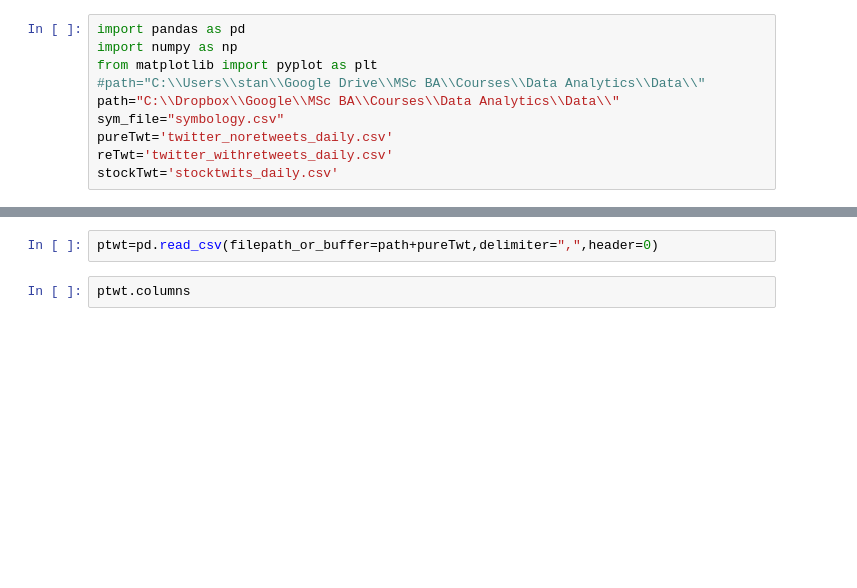
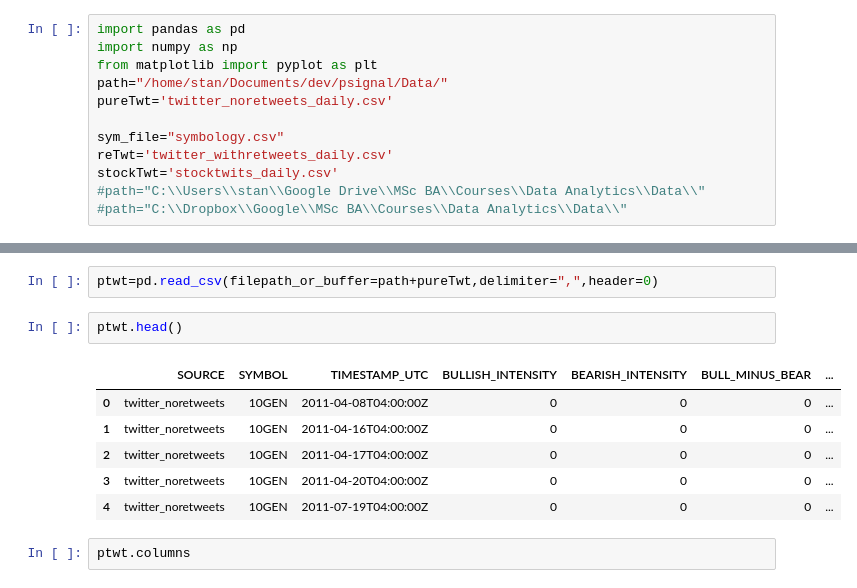
Before and after one commit to blackwhitehere/psignal, a Jupyter notebook: data_import.ipynb, the cells around one changed output, grey strips where cells are left out. Saved outputs shown, nothing was run; the diff lists cells and outputs as text; blank space fills up the shorter version.

```diff
--- a/data_import.ipynb
+++ b/data_import.ipynb
@@ -2,16 +2,27 @@
 import pandas as pd
 import numpy as np
 from matplotlib import pyplot as plt
-#path="C:\\Users\\stan\\Google Drive\\MSc BA\\Courses\\Data Analytics\\Data\\"
-path="C:\\Dropbox\\Google\\MSc BA\\Courses\\Data Analytics\\Data\\"
+path="/home/stan/Documents/dev/psignal/Data/"
+pureTwt='twitter_noretweets_daily.csv'
+
 sym_file="symbology.csv"
-pureTwt='twitter_noretweets_daily.csv'
 reTwt='twitter_withretweets_daily.csv'
 stockTwt='stocktwits_daily.csv'
+#path="C:\\Users\\stan\\Google Drive\\MSc BA\\Courses\\Data Analytics\\Data\\"
+#path="C:\\Dropbox\\Google\\MSc BA\\Courses\\Data Analytics\\Data\\"
 # %%
 sym=pd.read_csv(filepath_or_buffer=path+sym_file,delimiter=",",header=0)
 # %%
 ptwt=pd.read_csv(filepath_or_buffer=path+pureTwt,delimiter=",",header=0)
+# %%
+ptwt.head()
+# %% [output]
+|  | SOURCE | SYMBOL | TIMESTAMP_UTC | BULLISH_INTENSITY | BEARISH_INTENSITY | BULL_MINUS_BEAR | ... |
+| 0 | twitter_noretweets | 10GEN | 2011-04-08T04:00:00Z | 0 | 0 | 0 | ... |
+| 1 | twitter_noretweets | 10GEN | 2011-04-16T04:00:00Z | 0 | 0 | 0 | ... |
+| 2 | twitter_noretweets | 10GEN | 2011-04-17T04:00:00Z | 0 | 0 | 0 | ... |
+| 3 | twitter_noretweets | 10GEN | 2011-04-20T04:00:00Z | 0 | 0 | 0 | ... |
+| 4 | twitter_noretweets | 10GEN | 2011-07-19T04:00:00Z | 0 | 0 | 0 | ... |
 # %%
 ptwt.columns
 # %% [output]
```
Also changed, not shown: parts of 3 cells of this notebook.
